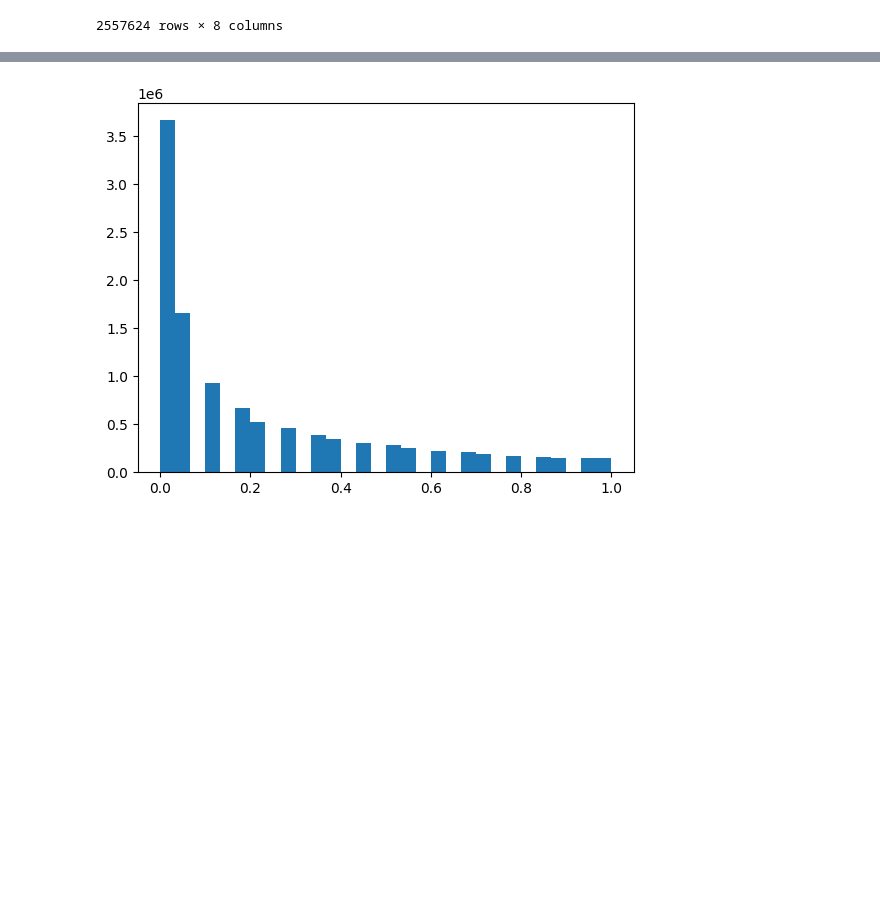
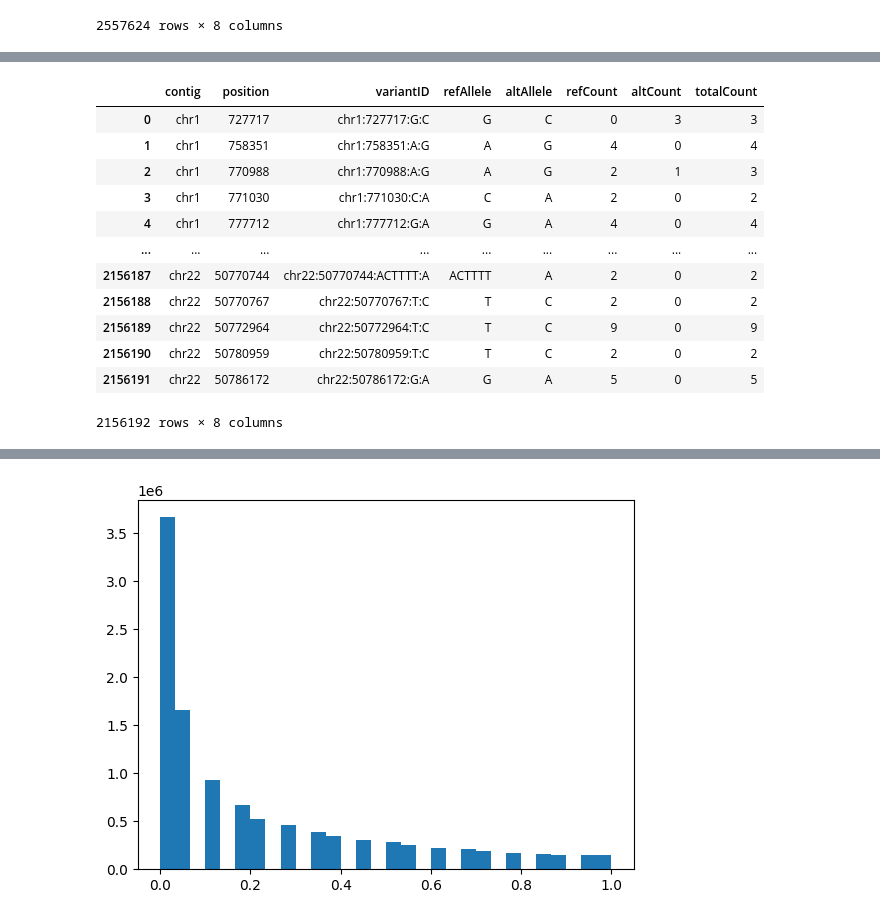
Before and after one commit to daklab/poolqtl, a Jupyter notebook: src/ariana_round2.ipynb, the cells around one changed output, grey strips where cells are left out. Drawn from its saved outputs; the diff is of its cells as text; code cells hidden in the pictures; blank space fills up the shorter version.

```diff
--- a/src/ariana_round2.ipynb
+++ b/src/ariana_round2.ipynb
@@ -129,0 +111,16 @@ sum(w)=0.956018 ideally would be 1
+# %%
+read_counts(monocytes_counts_files[3])
+# %% [output]
+|  | contig | position | variantID | refAllele | altAllele | refCount | altCount | totalCount |
+| 0 | chr1 | 727717 | chr1:727717:G:C | G | C | 0 | 3 | 3 |
+| 1 | chr1 | 758351 | chr1:758351:A:G | A | G | 4 | 0 | 4 |
+| 2 | chr1 | 770988 | chr1:770988:A:G | A | G | 2 | 1 | 3 |
+| 3 | chr1 | 771030 | chr1:771030:C:A | C | A | 2 | 0 | 2 |
+| 4 | chr1 | 777712 | chr1:777712:G:A | G | A | 4 | 0 | 4 |
+| ... | ... | ... | ... | ... | ... | ... | ... | ... |
+| 2156187 | chr22 | 50770744 | chr22:50770744:ACTTTT:A | ACTTTT | A | 2 | 0 | 2 |
+| 2156188 | chr22 | 50770767 | chr22:50770767:T:C | T | C | 2 | 0 | 2 |
+| 2156189 | chr22 | 50772964 | chr22:50772964:T:C | T | C | 9 | 0 | 9 |
+| 2156190 | chr22 | 50780959 | chr22:50780959:T:C | T | C | 2 | 0 | 2 |
+| 2156191 | chr22 | 50786172 | chr22:50786172:G:A | G | A | 5 | 0 | 5 |
+2156192 rows × 8 columns
```
Also changed, not shown: parts of 15 cells of this notebook, 1 other file.
